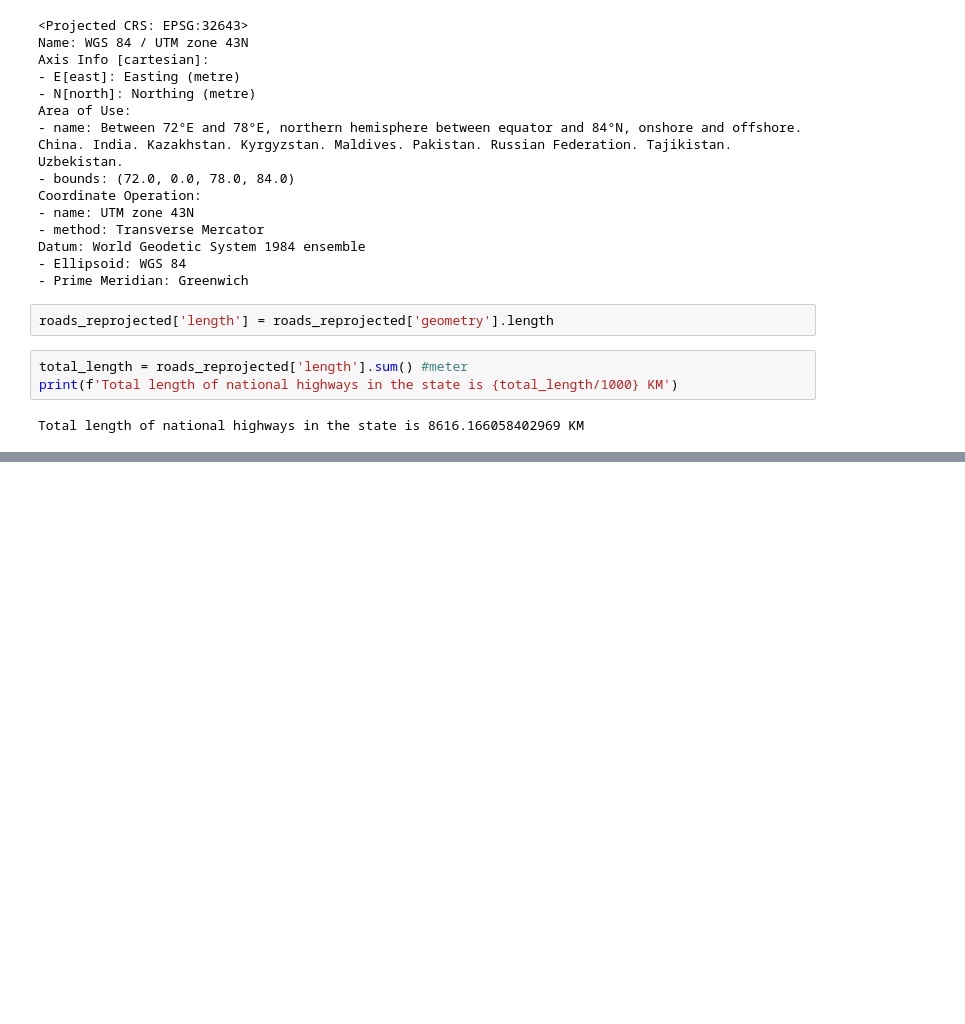
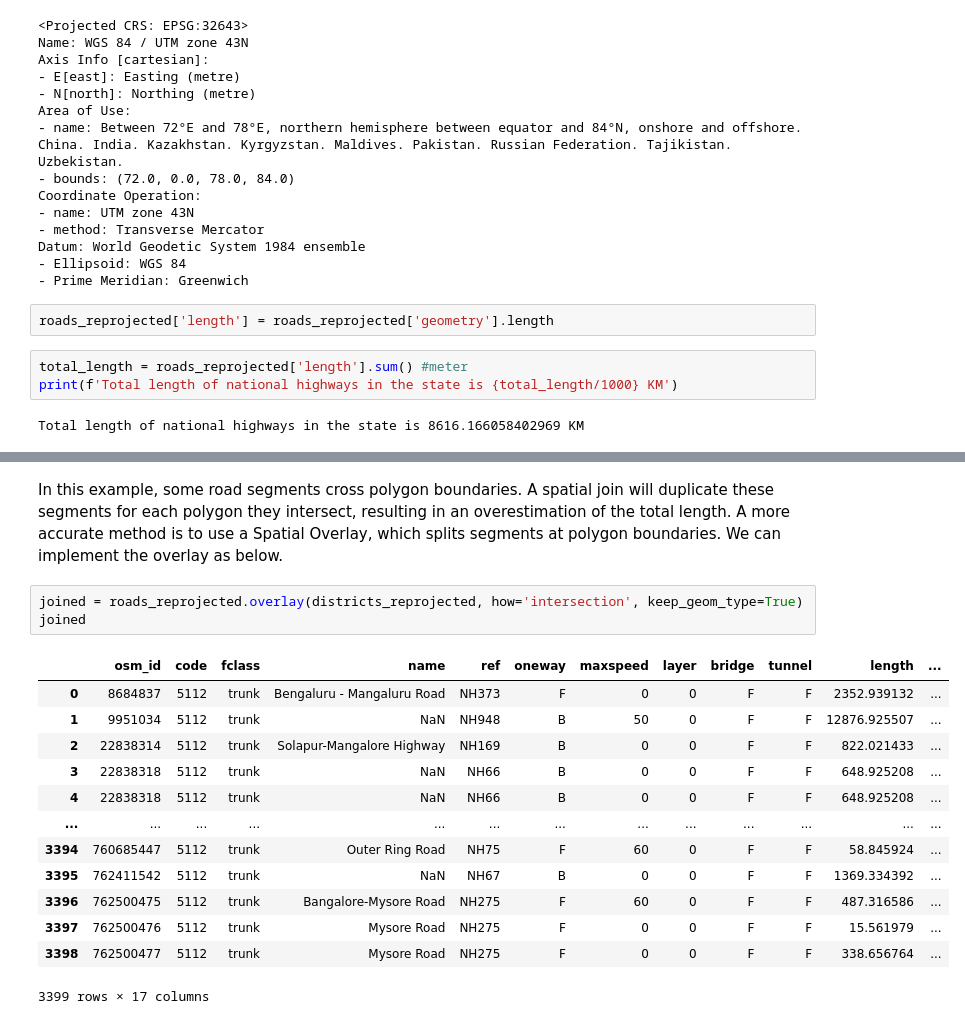
Before and after one commit to lucafusaro/spatial-thoughts-exercises, a Jupyter notebook: gpd_exe1.ipynb, the cells around one changed output, grey strips where cells are left out. Saved outputs shown, nothing was run; the diff lists cells and outputs as text; blank space fills up the shorter version.

```diff
--- a/gpd_exe1.ipynb
+++ b/gpd_exe1.ipynb
@@ -95,0 +142,19 @@ Total length of national highways in the state is 8616.166058402969 KM
+# %% [markdown]
+In this example, some road segments cross polygon boundaries. A spatial join will duplicate these segments for each polygon they intersect, resulting in an overestimation of the total length. A more accurate method is to use a Spatial Overlay, which splits segments at polygon boundaries. We can implement the overlay as below.
+# %%
+joined = roads_reprojected.overlay(districts_reprojected, how='intersection', keep_geom_type=True)
+joined
+# %% [output]
+|  | osm_id | code | fclass | name | ref | oneway | maxspeed | layer | bridge | tunnel | length | ... |
+| 0 | 8684837 | 5112 | trunk | Bengaluru - Mangaluru Road | NH373 | F | 0 | 0 | F | F | 2352.939132 | ... |
+| 1 | 9951034 | 5112 | trunk | NaN | NH948 | B | 50 | 0 | F | F | 12876.925507 | ... |
+| 2 | 22838314 | 5112 | trunk | Solapur-Mangalore Highway | NH169 | B | 0 | 0 | F | F | 822.021433 | ... |
+| 3 | 22838318 | 5112 | trunk | NaN | NH66 | B | 0 | 0 | F | F | 648.925208 | ... |
+| 4 | 22838318 | 5112 | trunk | NaN | NH66 | B | 0 | 0 | F | F | 648.925208 | ... |
+| ... | ... | ... | ... | ... | ... | ... | ... | ... | ... | ... | ... | ... |
+| 3394 | 760685447 | 5112 | trunk | Outer Ring Road | NH75 | F | 60 | 0 | F | F | 58.845924 | ... |
+| 3395 | 762411542 | 5112 | trunk | NaN | NH67 | B | 0 | 0 | F | F | 1369.334392 | ... |
+| 3396 | 762500475 | 5112 | trunk | Bangalore-Mysore Road | NH275 | F | 60 | 0 | F | F | 487.316586 | ... |
+| 3397 | 762500476 | 5112 | trunk | Mysore Road | NH275 | F | 0 | 0 | F | F | 15.561979 | ... |
+| 3398 | 762500477 | 5112 | trunk | Mysore Road | NH275 | F | 0 | 0 | F | F | 338.656764 | ... |
+3399 rows × 17 columns
```
Also changed, not shown: parts of 7 cells of this notebook, 1 other file.
